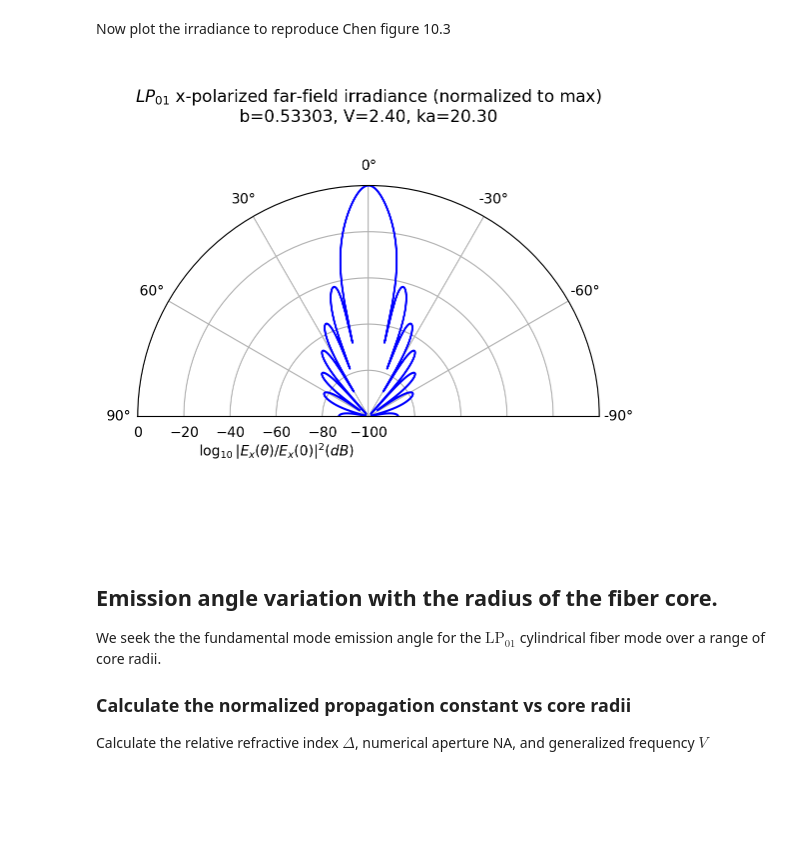
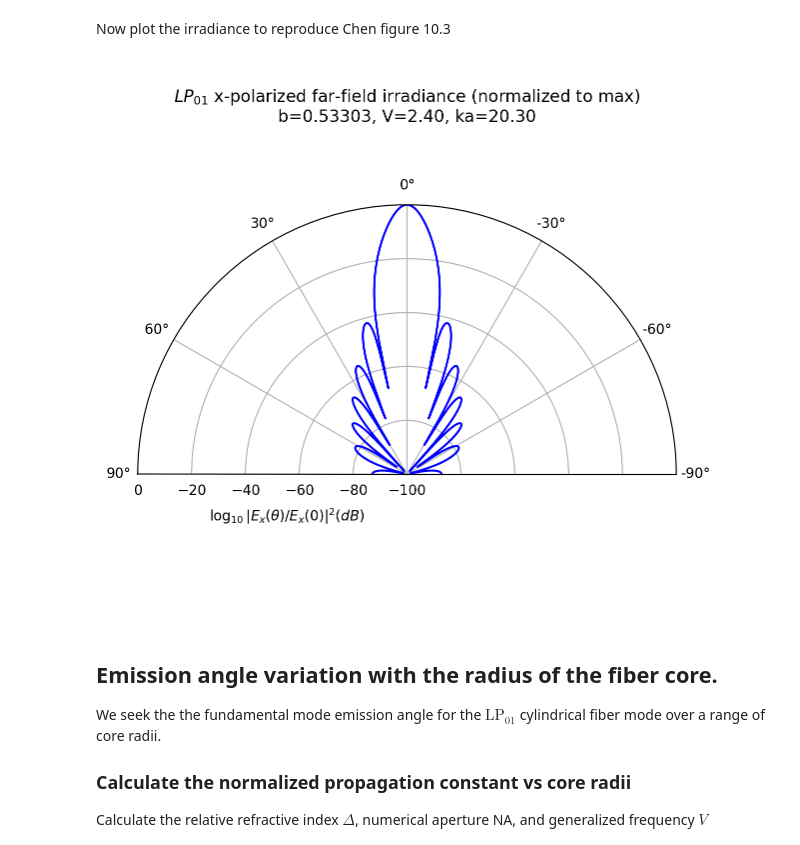
Before and after one commit to scottprahl/ofiber, a Jupyter notebook: docs/9-Far-field-irradiance.ipynb, the cells around one changed output. Saved outputs shown, nothing was run; the diff lists cells and outputs as text; code cells hidden in the pictures; blank space fills up the shorter version.

```diff
--- a/docs/9-Far-field-irradiance.ipynb
+++ b/docs/9-Far-field-irradiance.ipynb
@@ -44,20 +44,20 @@ Now plot the irradiance to reproduce Chen figure 10.3
 # %%
 title = '$LP_{01}$ x-polarized far-field irradiance (normalized to max)\n'
 title += r'b=%.5f, V=%.2f, ka=%.2f' % (b, V, a)
 rlabel = r'$\log_{10}|E_x(\theta)/E_x(0)|^2 (dB)$'
 
-fig, ax = plt.subplots(subplot_kw={'projection': 'polar'}, figsize=(6,6))
+fig, ax = plt.subplots(subplot_kw={'projection': 'polar'}, figsize=(7,7))
 ax.plot(theta, dB(F), 'b')
 ax.set_theta_zero_location("N")
 ax.set_thetalim(np.pi / 2, -np.pi / 2)
 ax.set_ylim(-100,0)
 ax.grid(True)
 ax.set_title(title, va='bottom', pad=-40)
 plt.figtext(0.23, 0.23, rlabel, ha='left', va='bottom')
-plt.savefig('farfieldirradiance.svg')
+#plt.savefig('farfieldirradiance.svg')
 plt.show()
 # %% [output]
-[figure, old version]
+[figure, new version]
 # %% [markdown]
 ## Emission angle variation with the radius of the fiber core.
 
```
Also changed, not shown: parts of 6 cells of this notebook, 11 other files.
